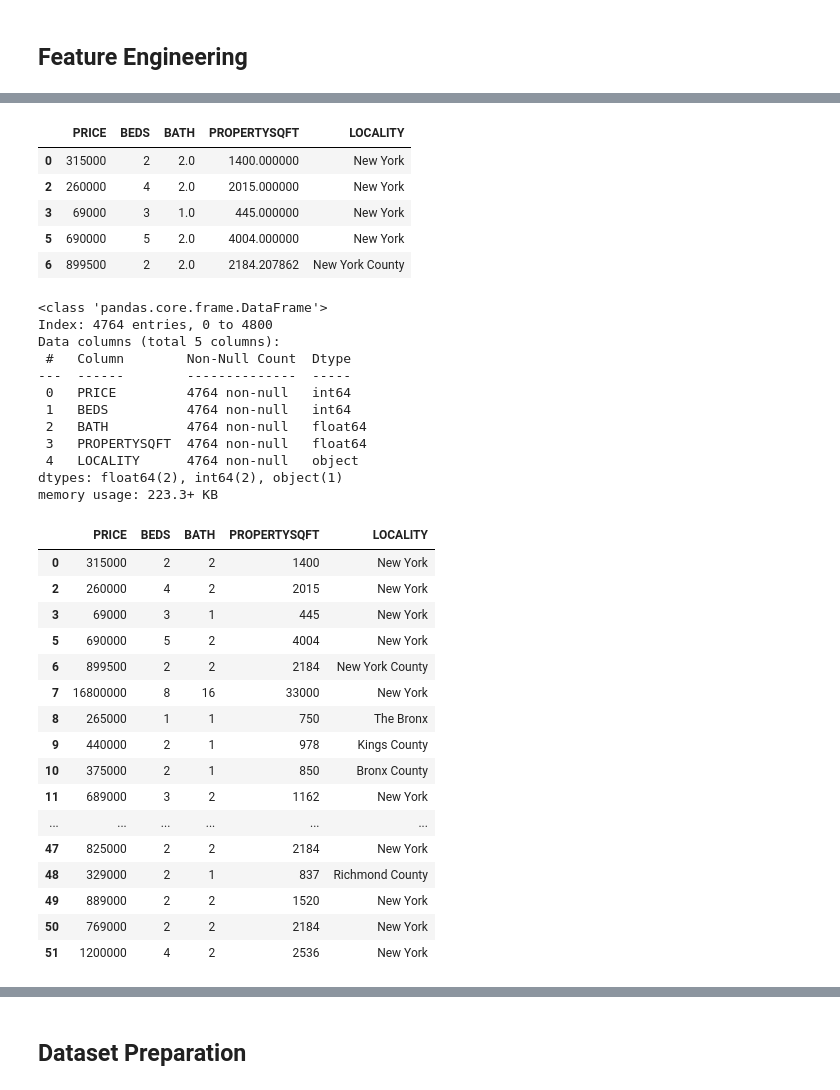
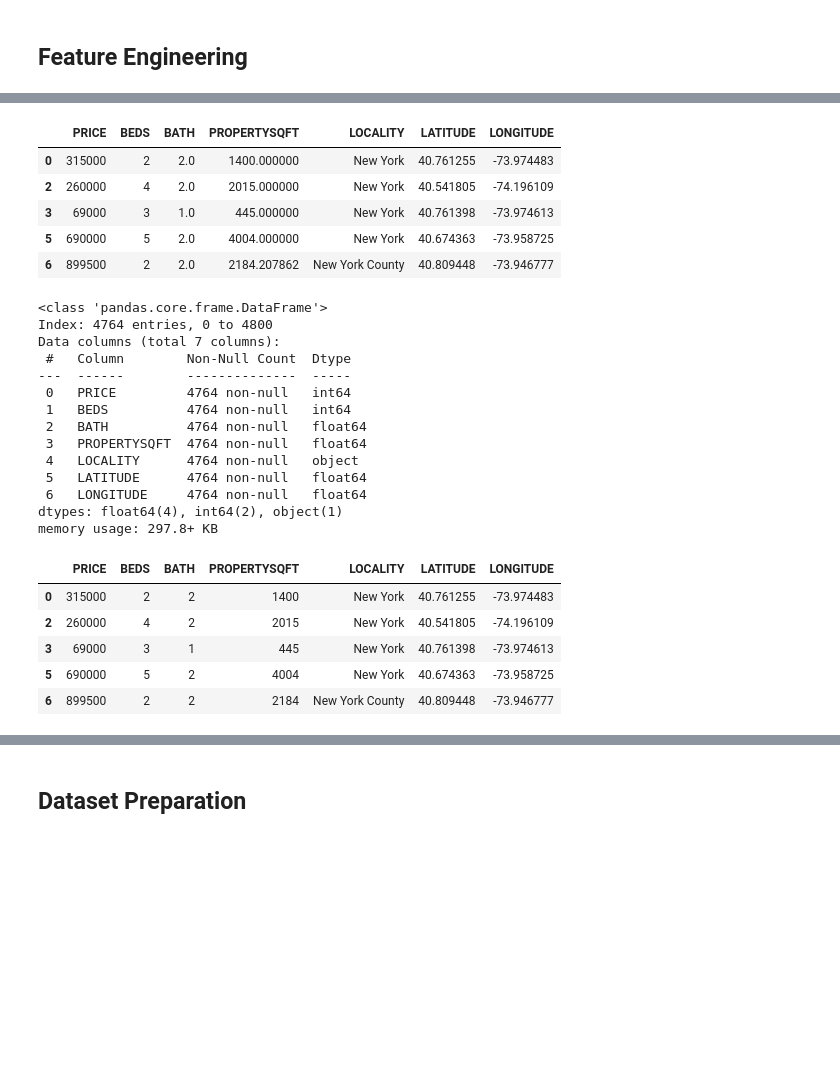
Before and after one commit to zippo538/MlopsMahindraDay1, a Jupyter notebook: research/main.ipynb, the cells around one changed output, grey strips where cells are left out. Saved outputs shown, nothing was run; the diff lists cells and outputs as text; code cells hidden in the pictures; blank space fills up the shorter version.

```diff
--- a/research/main.ipynb
+++ b/research/main.ipynb
@@ -153,20 +141,20 @@ dtype: int64
 # %%
 # drop columns
-df.drop(['TYPE','STATE','ADDRESS','MAIN_ADDRESS','ADMINISTRATIVE_AREA_LEVEL_2','STREET_NAME', 'LONG_NAME', 'FORMATTED_ADDRESS','LONGITUDE', 'LATITUDE','BROKERTITLE','SUBLOCALITY'], axis=1, inplace=True)
+df.drop(['STATE','TYPE','ADDRESS','MAIN_ADDRESS','ADMINISTRATIVE_AREA_LEVEL_2','STREET_NAME', 'LONG_NAME', 'FORMATTED_ADDRESS','BROKERTITLE','SUBLOCALITY'], axis=1, inplace=True)
 df.head()
 # %% [output]
-|  | PRICE | BEDS | BATH | PROPERTYSQFT | LOCALITY |
-| 0 | 315000 | 2 | 2.0 | 1400.000000 | New York |
-| 2 | 260000 | 4 | 2.0 | 2015.000000 | New York |
-| 3 | 69000 | 3 | 1.0 | 445.000000 | New York |
-| 5 | 690000 | 5 | 2.0 | 4004.000000 | New York |
-| 6 | 899500 | 2 | 2.0 | 2184.207862 | New York County |
+|  | PRICE | BEDS | BATH | PROPERTYSQFT | LOCALITY | LATITUDE | LONGITUDE |
+| 0 | 315000 | 2 | 2.0 | 1400.000000 | New York | 40.761255 | -73.974483 |
+| 2 | 260000 | 4 | 2.0 | 2015.000000 | New York | 40.541805 | -74.196109 |
+| 3 | 69000 | 3 | 1.0 | 445.000000 | New York | 40.761398 | -73.974613 |
+| 5 | 690000 | 5 | 2.0 | 4004.000000 | New York | 40.674363 | -73.958725 |
+| 6 | 899500 | 2 | 2.0 | 2184.207862 | New York County | 40.809448 | -73.946777 |
 # %%
 df.info()
 # %% [output]
 <class 'pandas.core.frame.DataFrame'>
 Index: 4764 entries, 0 to 4800
-Data columns (total 5 columns):
+Data columns (total 7 columns):
  #   Column        Non-Null Count  Dtype
 ---  ------        --------------  -----
  0   PRICE         4764 non-null   int64
@@ -174,28 +162,19 @@ Data columns (total 5 columns):
  2   BATH          4764 non-null   float64
  3   PROPERTYSQFT  4764 non-null   float64
  4   LOCALITY      4764 non-null   object
-dtypes: float64(2), int64(2), object(1)
-memory usage: 223.3+ KB
+ 5   LATITUDE      4764 non-null   float64
+ 6   LONGITUDE     4764 non-null   float64
+dtypes: float64(4), int64(2), object(1)
+memory usage: 297.8+ KB
 # %%
 df['BATH'] = df['BATH'].astype(int)
 df['PROPERTYSQFT'] = df['PROPERTYSQFT'].astype(int)
 # %%
-df.head(50)
+df.head(5)
 # %% [output]
-|  | PRICE | BEDS | BATH | PROPERTYSQFT | LOCALITY |
-| 0 | 315000 | 2 | 2 | 1400 | New York |
-| 2 | 260000 | 4 | 2 | 2015 | New York |
-| 3 | 69000 | 3 | 1 | 445 | New York |
-| 5 | 690000 | 5 | 2 | 4004 | New York |
-| 6 | 899500 | 2 | 2 | 2184 | New York County |
-| 7 | 16800000 | 8 | 16 | 33000 | New York |
-| 8 | 265000 | 1 | 1 | 750 | The Bronx |
-| 9 | 440000 | 2 | 1 | 978 | Kings County |
-| 10 | 375000 | 2 | 1 | 850 | Bronx County |
-| 11 | 689000 | 3 | 2 | 1162 | New York |
-| ... | ... | ... | ... | ... | ... |
-| 47 | 825000 | 2 | 2 | 2184 | New York |
-| 48 | 329000 | 2 | 1 | 837 | Richmond County |
-| 49 | 889000 | 2 | 2 | 1520 | New York |
-| 50 | 769000 | 2 | 2 | 2184 | New York |
-| 51 | 1200000 | 4 | 2 | 2536 | New York |
+|  | PRICE | BEDS | BATH | PROPERTYSQFT | LOCALITY | LATITUDE | LONGITUDE |
+| 0 | 315000 | 2 | 2 | 1400 | New York | 40.761255 | -73.974483 |
+| 2 | 260000 | 4 | 2 | 2015 | New York | 40.541805 | -74.196109 |
+| 3 | 69000 | 3 | 1 | 445 | New York | 40.761398 | -73.974613 |
+| 5 | 690000 | 5 | 2 | 4004 | New York | 40.674363 | -73.958725 |
+| 6 | 899500 | 2 | 2 | 2184 | New York County | 40.809448 | -73.946777 |
```
Also changed, not shown: parts of 31 cells of this notebook, 7 other files.
